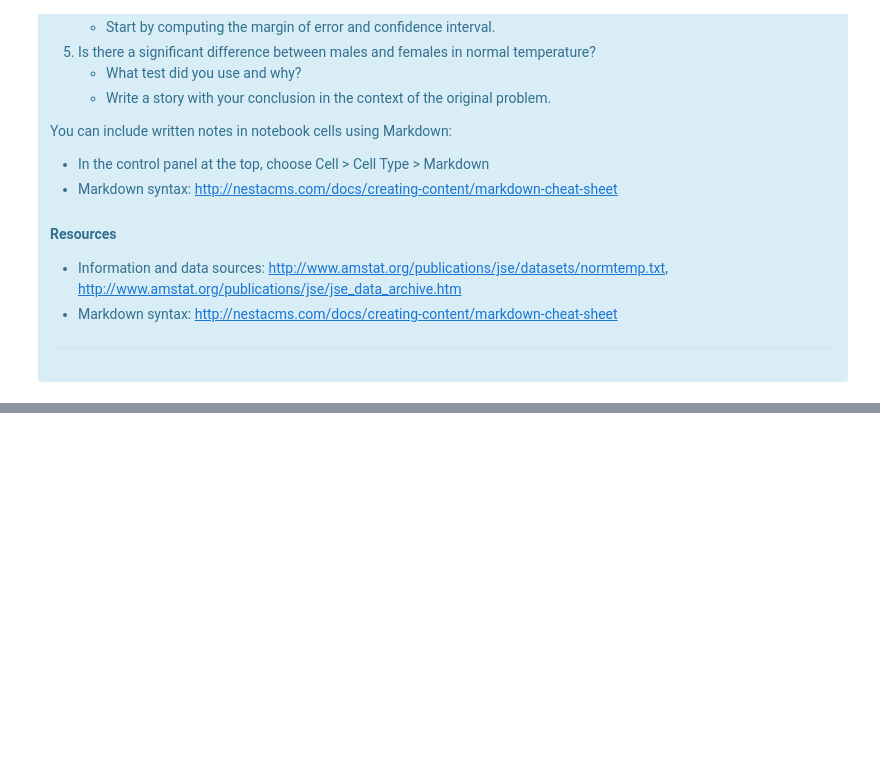
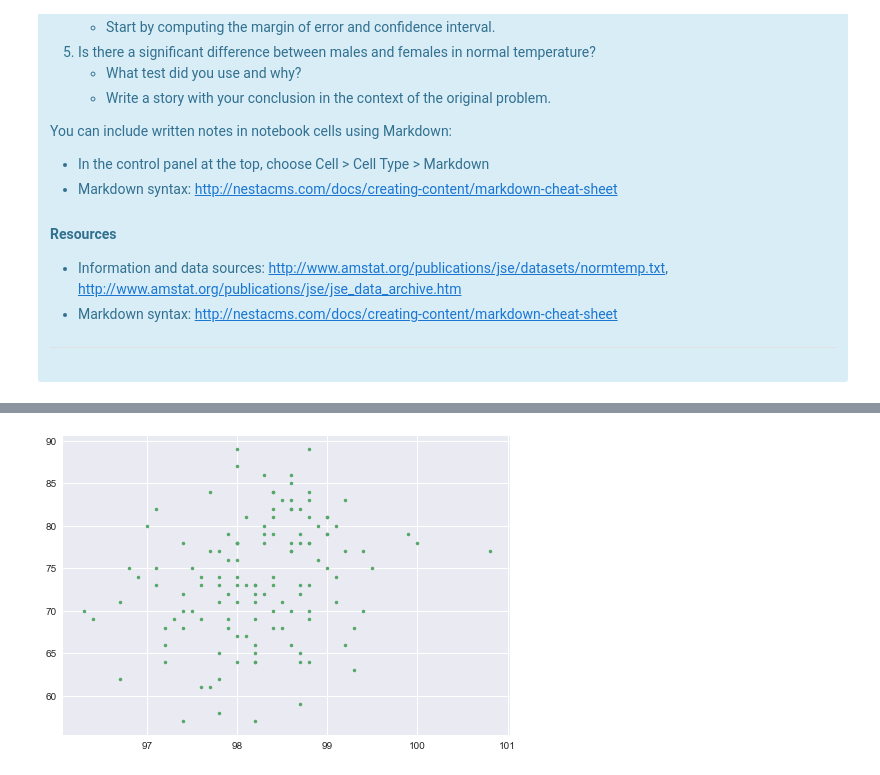
Before and after one commit to bretmarshall16/springboard, a Jupyter notebook: human_temp/sliderule_dsi_inferential_statistics_exercise_1.ipynb, the cells around one changed output, grey strips where cells are left out. Cells and saved outputs as stored; diff of their text form; code cells hidden in the pictures; blank space fills up the shorter version.

```diff
--- a/human_temp/sliderule_dsi_inferential_statistics_exercise_1.ipynb
+++ b/human_temp/sliderule_dsi_inferential_statistics_exercise_1.ipynb
@@ -57,0 +291,8 @@ df = pd.read_csv('data/human_body_temperature.csv')
+# %%
+_ = plt.plot(df['temperature'],df['heart_rate'],marker='.',linestyle='none')
+plt.show()
+
+matrix=np.corrcoef(df['temperature'],df['heart_rate'],)
+print(pearson )
+# %% [output]
+[figure, added]
```
Also changed, not shown: parts of 18 cells of this notebook.
